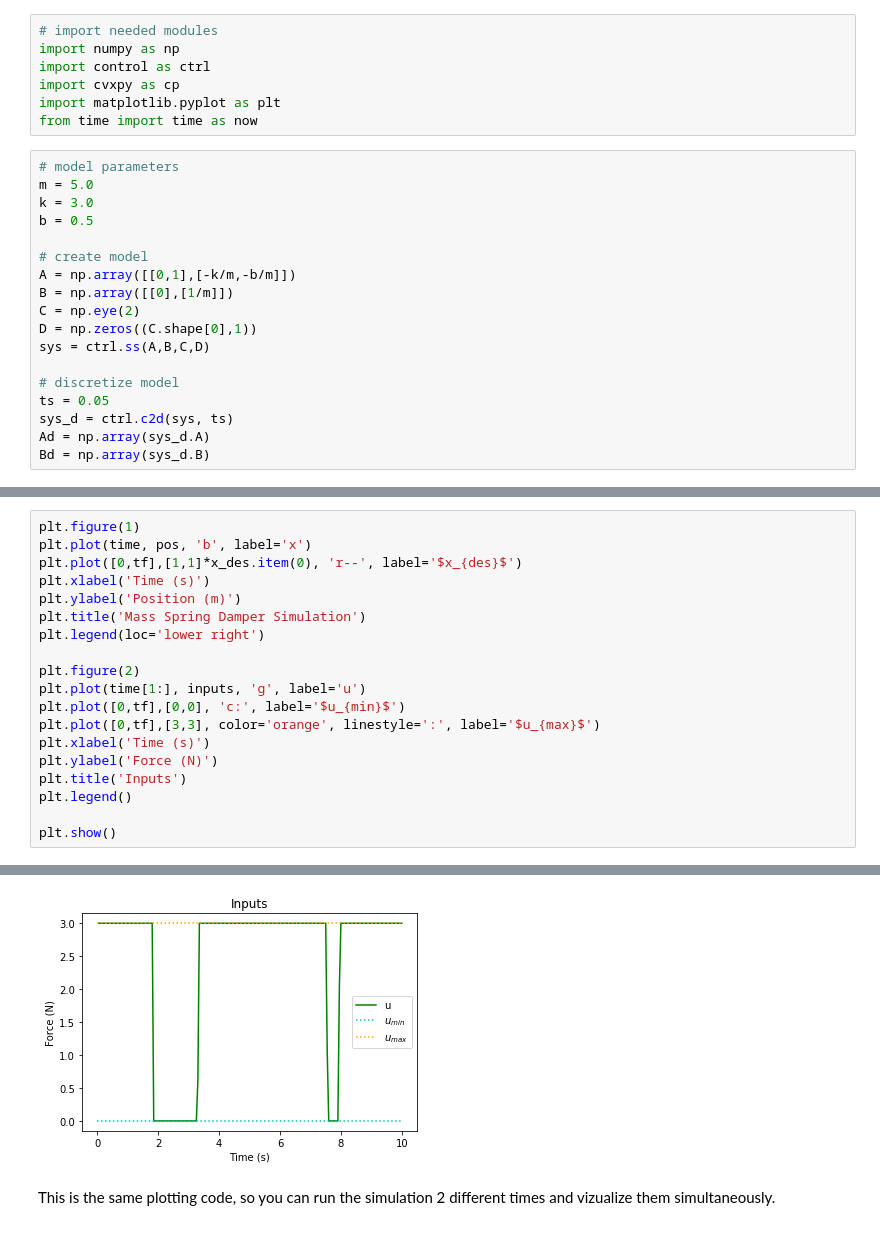
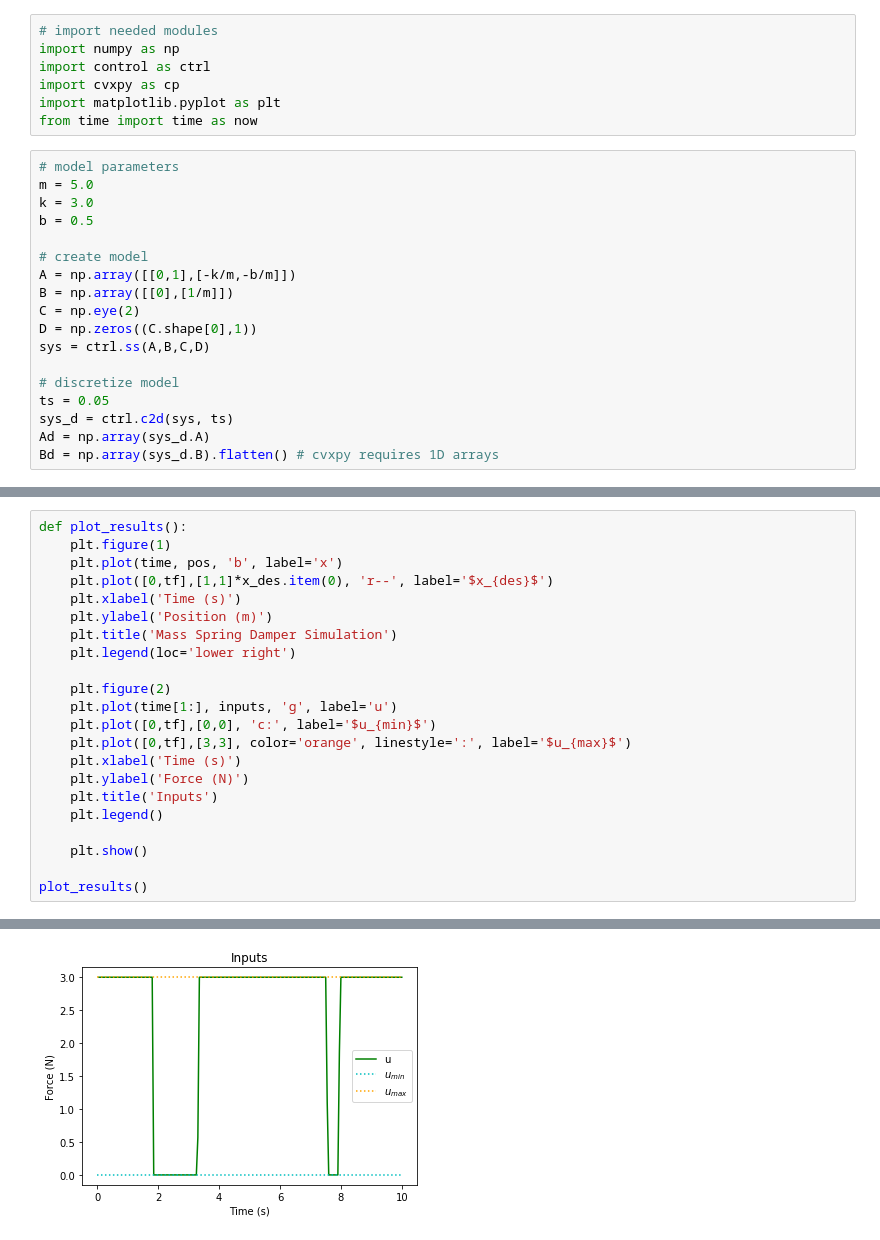
Before and after one commit to mhask94/presentations, a Jupyter notebook: mpc.ipynb, the cells around one changed output, grey strips where cells are left out. Saved outputs shown, nothing was run; the diff lists cells and outputs as text.

Commit message:
Refactored to improved solve time

```diff
--- a/mpc.ipynb
+++ b/mpc.ipynb
@@ -184,6 +184,6 @@ sys = ctrl.ss(A,B,C,D)
 ts = 0.05
 sys_d = ctrl.c2d(sys, ts)
 Ad = np.array(sys_d.A)
-Bd = np.array(sys_d.B)
+Bd = np.array(sys_d.B).flatten() # cvxpy requires 1D arrays
 # %%
 # initial condition and goal
@@ -255,20 +261,23 @@ print('final input:\t', optimal_u)
 # %%
-plt.figure(1)
-plt.plot(time, pos, 'b', label='x')
-plt.plot([0,tf],[1,1]*x_des.item(0), 'r--', label='$x_{des}$')
-plt.xlabel('Time (s)')
-plt.ylabel('Position (m)')
-plt.title('Mass Spring Damper Simulation')
-plt.legend(loc='lower right')
+def plot_results():
+    plt.figure(1)
+    plt.plot(time, pos, 'b', label='x')
+    plt.plot([0,tf],[1,1]*x_des.item(0), 'r--', label='$x_{des}$')
+    plt.xlabel('Time (s)')
+    plt.ylabel('Position (m)')
+    plt.title('Mass Spring Damper Simulation')
+    plt.legend(loc='lower right')
 
-plt.figure(2)
-plt.plot(time[1:], inputs, 'g', label='u')
-plt.plot([0,tf],[0,0], 'c:', label='$u_{min}$')
-plt.plot([0,tf],[3,3], color='orange', linestyle=':', label='$u_{max}$')
-plt.xlabel('Time (s)')
-plt.ylabel('Force (N)')
-plt.title('Inputs')
-plt.legend()
+    plt.figure(2)
+    plt.plot(time[1:], inputs, 'g', label='u')
+    plt.plot([0,tf],[0,0], 'c:', label='$u_{min}$')
+    plt.plot([0,tf],[3,3], color='orange', linestyle=':', label='$u_{max}$')
+    plt.xlabel('Time (s)')
+    plt.ylabel('Force (N)')
+    plt.title('Inputs')
+    plt.legend()
 
-plt.show()
+    plt.show()
+
+plot_results()
 # %% [output]
@@ -276,3 +285 @@ plt.show()
-[figure, old version]
+[figure, new version]
-# %% [markdown]
-This is the same plotting code, so you can run the simulation 2 different times and vizualize them simultaneously.
```
Also changed, not shown: parts of 4 cells of this notebook.
